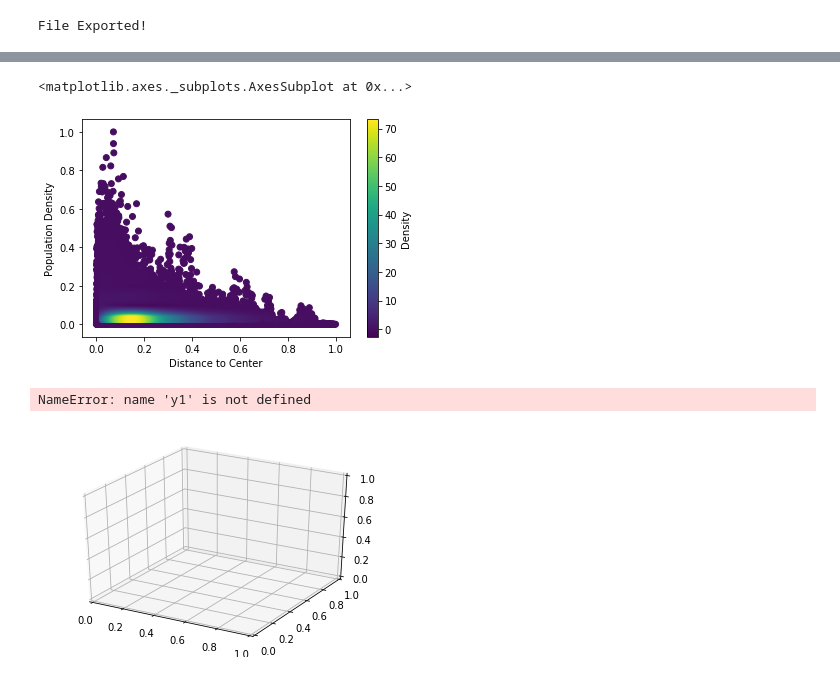
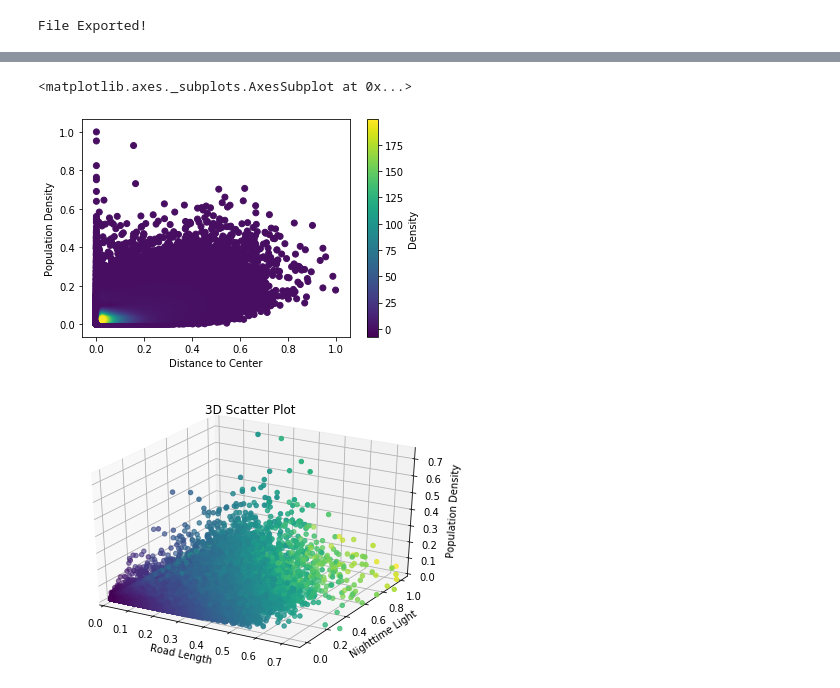
Before and after one commit to past-urbanist/Mon-Pop-Pred, a Jupyter notebook: 0_Data_Preparation.ipynb, the cells around one changed output, grey strips where cells are left out. Cells and saved outputs as stored; diff of their text form; code cells hidden in the pictures.

```diff
--- a/0_Data_Preparation.ipynb
+++ b/0_Data_Preparation.ipynb
@@ -61,7 +68,7 @@ night_max = dscb_dict['night2012']['max']
 # %%
 # StandardScaler will subtract the mean from each value, then scale to the unit variance
 scaler = preprocessing.MinMaxScaler()
-alist = ['pop2012','road_len','dem','cen_dist']
+alist = ['pop2012','road_len','dem','cen_dist','city_pop_total']
 data1 = data[alist]
 data2 = scaler.fit_transform(data1.values.reshape(-1, len(alist)))
 data2 = pd.DataFrame(data2, columns=alist)
@@ -81,7 +88,7 @@ for col in alist:
 data2['city_id'] = data['city_id']
 # %%
 # Factorize the city id
-data2['land_cover'] = pd.factorize(data['land_cover'])[0]
+data2['land_cover'] = data['CLC2012']
 # %%
 data2.head()
 # %% [output]
@@ -94,4 +101,3 @@ data2.head()
 # %%
-alist = ['city_id','land_cover','pop2012','X','Y','road_len','night2012','cen_dist','dem']
+alist = ['city_id','land_cover','pop2012','X','Y','road_len','night2012','cen_dist','dem','city_pop_total']
 data_new = data2[alist]
-data_new.head()
@@ -171,14 +192,14 @@ def density_scatter(x, y, label, ax=None, sort=True, bins=20, **kwargs):
 
     return ax
 # %%
-x = data_new['cen_dist'].to_numpy()
-y = data_new['pop2012'].to_numpy()
-z = data_new['road_len'].to_numpy()
+x = data_new['road_len'].to_numpy()
+y = data_new['night2012'].to_numpy()
+z = data_new['pop2012'].to_numpy()
 # %%
 density_scatter(x, y, label=('Distance to Center','Population Density'), bins=[20,20])
 # %% [output]
 <matplotlib.axes._subplots.AxesSubplot at 0x...>
-[figure, old version]
+[figure, new version]
 # %%
 # %matplotlib notebook
 # # calling it a second time may prevent some graphics errors
@@ -186,21 +207,20 @@ density_scatter(x, y, label=('Distance to Center','Population Density'), bins=[2
 # %%
 label=('Road Length','Nighttime Light','Population Density')
 
 fig = plt.figure()
 ax = plt.axes(projection='3d')
 
-X, Y, Z = z, x, y1
+X, Y, Z = x, y, z
 c = X + Y
 
 ax.scatter(X, Y, Z, c=c)
 ax.set_xlabel(label[0])
 ax.set_ylabel(label[1])
 ax.set_zlabel(label[2])
 ax.set_xlim([0, 0.75])
 ax.set_zlim([0, 0.75])
 
 ax.set_title('3D Scatter Plot')
 plt.tight_layout()
 # %% [output]
-NameError: name 'y1' is not defined
-[figure, old version]
+[figure, new version]
```
Also changed, not shown: parts of 16 cells of this notebook.
